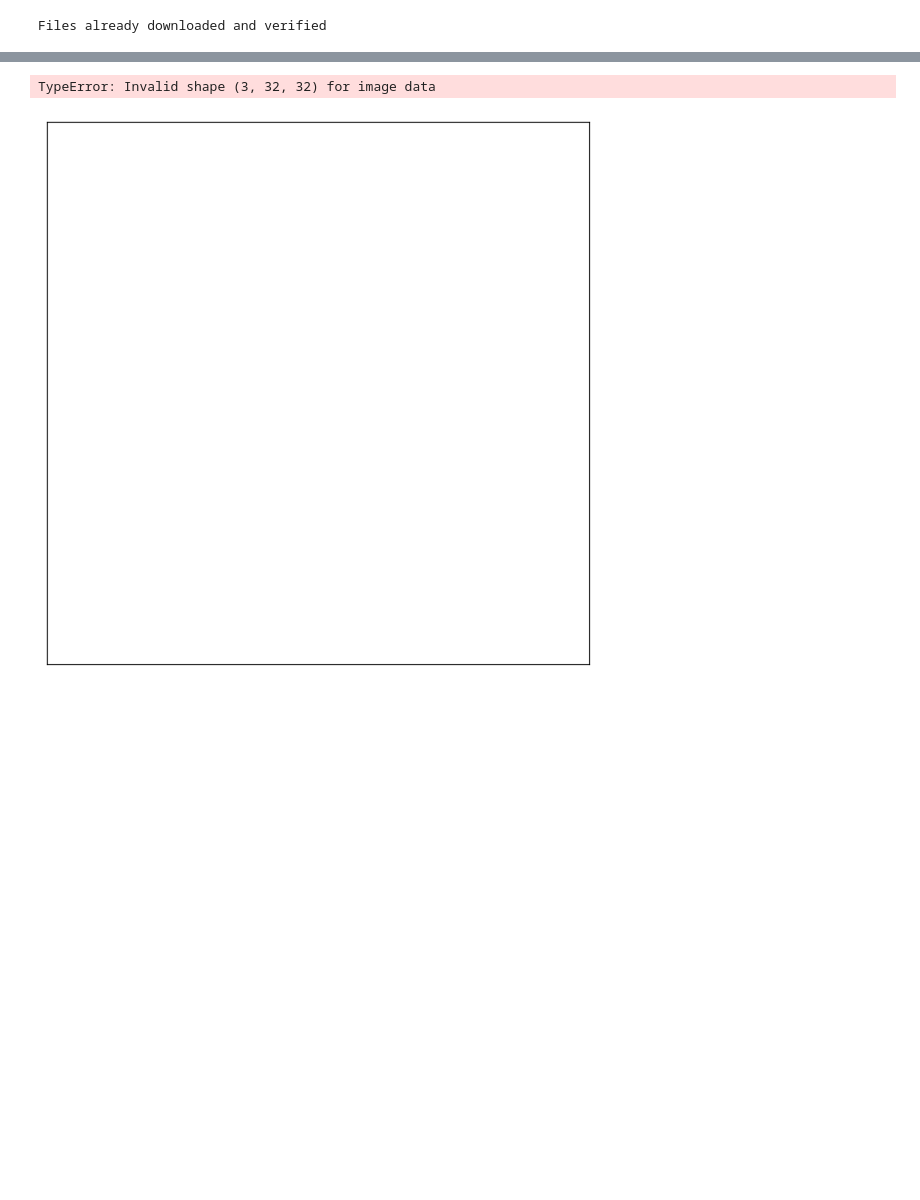
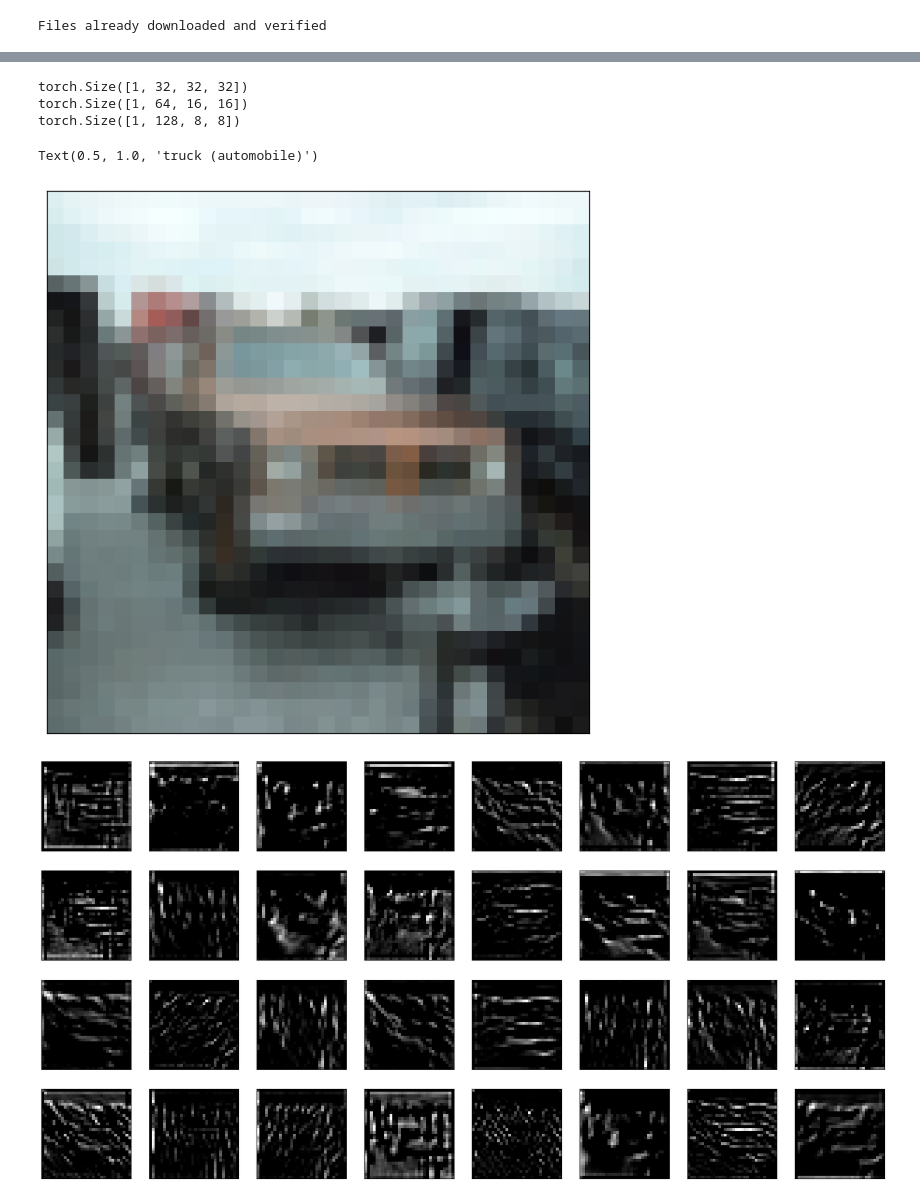
Before and after one commit to hoya9802/Pytorch, a Jupyter notebook: CNN_feature_map.ipynb, the cells around one changed output, grey strips where cells are left out. Cells and saved outputs as stored; diff of their text form; code cells hidden in the pictures; blank space fills up the shorter version.

```diff
--- a/CNN_feature_map.ipynb
+++ b/CNN_feature_map.ipynb
@@ -20,7 +20,7 @@ BATCH_SIZE = 1
 save_model_path = "result/CNN_deep_CIFAR10.pt"
 transform = transforms.ToTensor()
 
-test_DS = datasets.CIFAR10(root = '/Users/euntaeklee/Git_Project/data', train=False, download=True, transform=transforms.ToTensor())
+test_DS = datasets.CIFAR10(root = 'your path/data', train=False, download=True, transform=transforms.ToTensor())
 test_DL = torch.utils.data.DataLoader(test_DS, batch_size=BATCH_SIZE, shuffle=True)
 # %% [output]
 Files already downloaded and verified
@@ -115,35 +115,43 @@ feature_map2 = feature_map2.cpu()
 feature_map3 = feature_map3.cpu()
 
 plt.figure(figsize=(8,8))
-plt.xticks([]); plt.yticks([])
-plt.imshow(x_batch[0,...]).permute(1,2,0)
+plt.xticks([]); plt.yticks([]);
+plt.imshow(x_batch[0,...].permute(1,2,0))
 
 print(feature_map1.shape)
 plt.figure(figsize=(32,16))
 for idx in range(32):
     plt.subplot(4,8, idx+1, xticks=[], yticks=[])
     plt.imshow(feature_map1[0, idx, ...], cmap='gray')
 
 print(feature_map2.shape)
 plt.figure(figsize=(16,16))
 for idx in range(64):
     plt.subplot(8,8,idx+1, xticks=[], yticks=[])
     plt.imshow(feature_map2[0, idx, ...], cmap='gray')
 
 print(feature_map3.shape)
 plt.figure(figsize=(16,8))
 for idx in range(128):
     plt.subplot(8, 16, idx+1, xticks=[], yticks=[])
     plt.imshow(feature_map3[0, idx, ...], cmap='gray')
 
 summed_map = feature_map3.sum(dim=1)
 plt.figure(figsize=(8,8))
 plt.xticks([]); plt.yticks([]);
+plt.imshow(summed_map[0,...])
+
+plt.figure(figsize=(8,8))
+plt.xticks([]); plt.yticks([])
 plt.imshow(x_batch[0,...].permute(1,2,0))
 plt.imshow(summed_map[0,...], extent=[0,32,32,0], alpha=0.4)
 pred_class = test_DS.classes[pred]
 true_class = test_DS.classes[y_batch]
 plt.title(f'{pred_class} ({true_class})', color='g' if pred_class == true_class else 'r')
 # %% [output]
-TypeError: Invalid shape (3, 32, 32) for image data
+torch.Size([1, 32, 32, 32])
+torch.Size([1, 64, 16, 16])
+torch.Size([1, 128, 8, 8])
+Text(0.5, 1.0, 'truck (automobile)')
-[figure, old version]
+[figure, new version]
+[figure, added]
```
Also changed, not shown: parts of 1 cell of this notebook, 3 other files.
